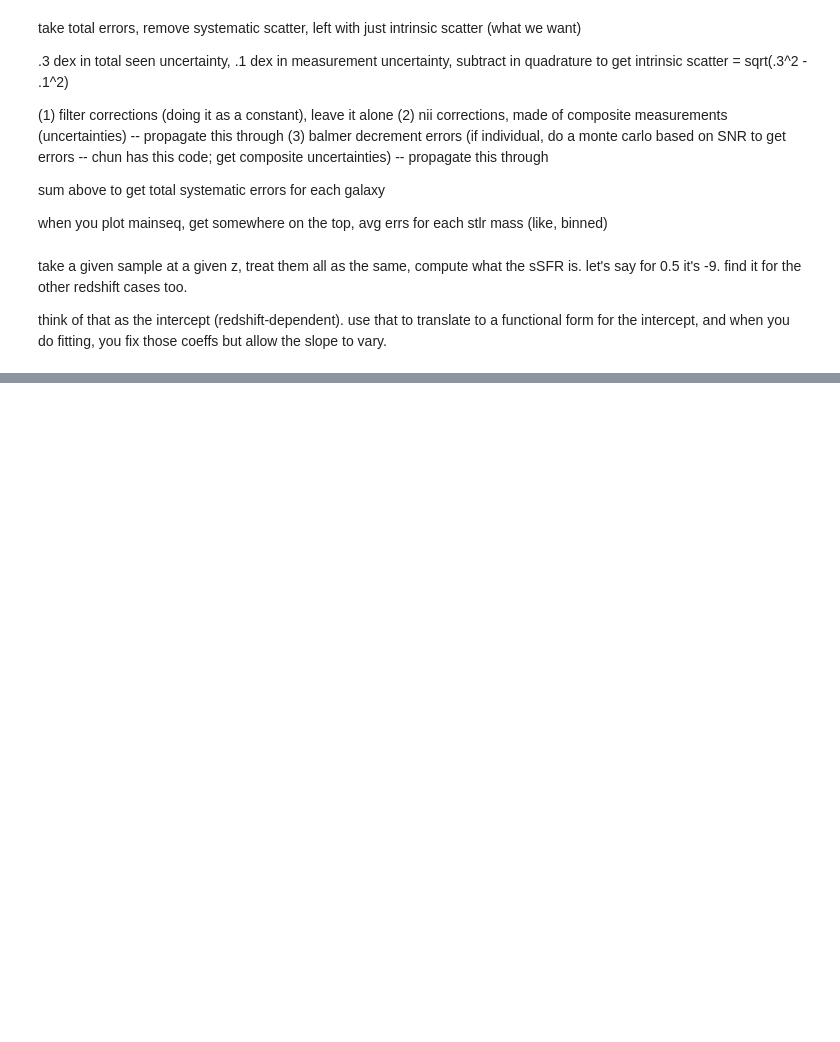
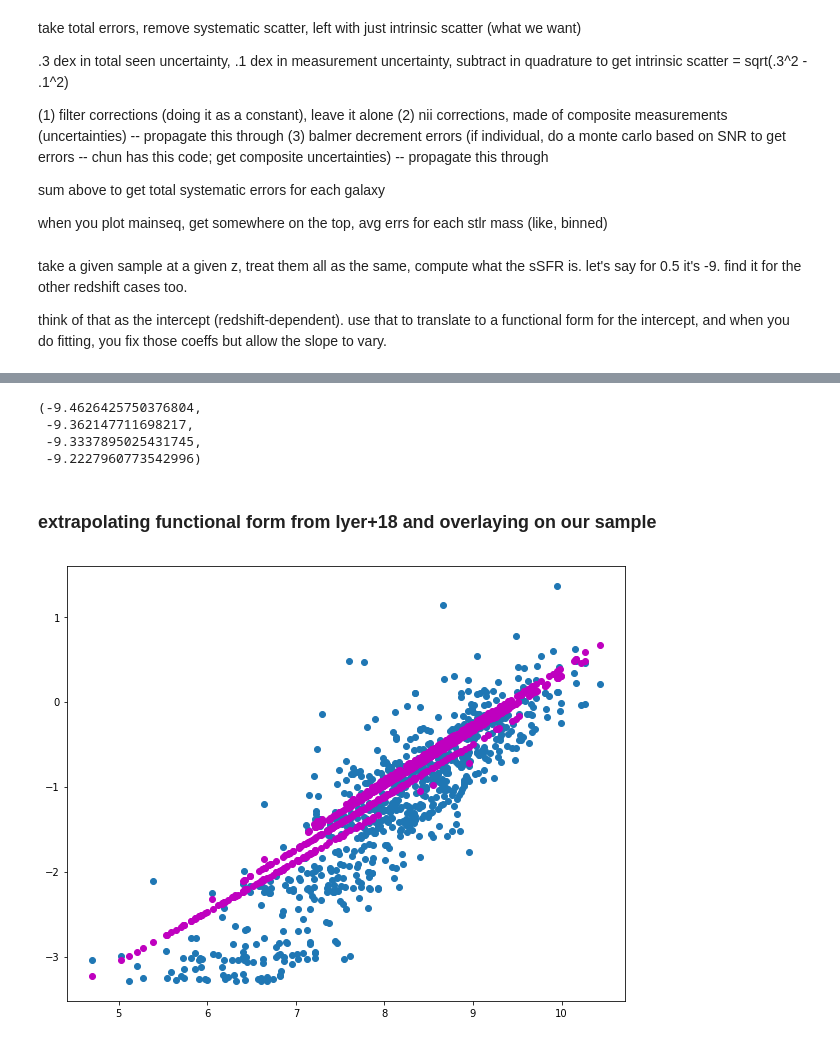
Before and after one commit to kaitshin/LowM_MainSequence, a Jupyter notebook: redshift_dependency.ipynb, the cells around one changed output, grey strips where cells are left out. Saved outputs shown, nothing was run; the diff lists cells and outputs as text; code cells hidden in the pictures; blank space fills up the shorter version.

Commit message:
looking at funa functional form of sfr m correlation over our sample

```diff
--- a/redshift_dependency.ipynb
+++ b/redshift_dependency.ipynb
@@ -1099,0 +1101,23 @@ f.set_size_inches(15,7)
+# %%
+np.mean(ssfr[aa]), np.mean(ssfr[bb]), np.mean(ssfr[cc]), np.mean(ssfr[dd])
+# %% [output]
+(-9.4626425750376804,
+ -9.362147711698217,
+ -9.3337895025431745,
+ -9.2227960773542996)
+# %% [markdown]
+### extrapolating functional form from Iyer+18 and overlaying on our sample
+# %%
+from astropy.cosmology import FlatLambdaCDM
+cosmo = FlatLambdaCDM(H0=70, Om0=0.3)
+cosmo.age(0).value
+
+def iyer18(log_m, z):
+    '''cosmo.age(z).value is t_univ  is the age of the universe in Gyr'''
+    return (0.8 - 0.017*cosmo.age(z).value)*log_m - (6.487 - 0.039*cosmo.age(z).value)
+# %%
+plt.plot(smass0, sfrs00, 'o')
+plt.plot(smass0, iyer18(smass0, zspec0), 'mo')
+plt.gcf().set_size_inches(10,8)
+# %% [output]
+[figure, added]
```
Also changed, not shown: parts of 9 cells of this notebook.
